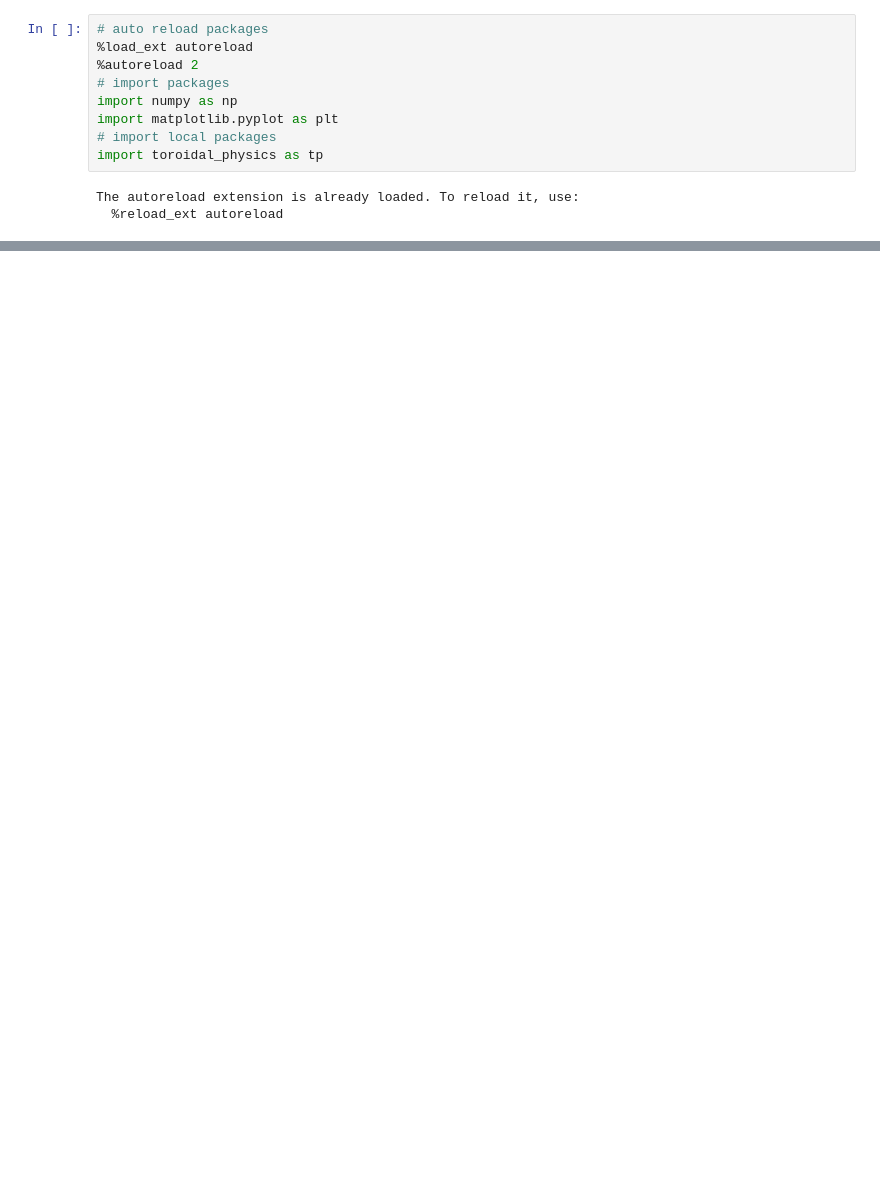
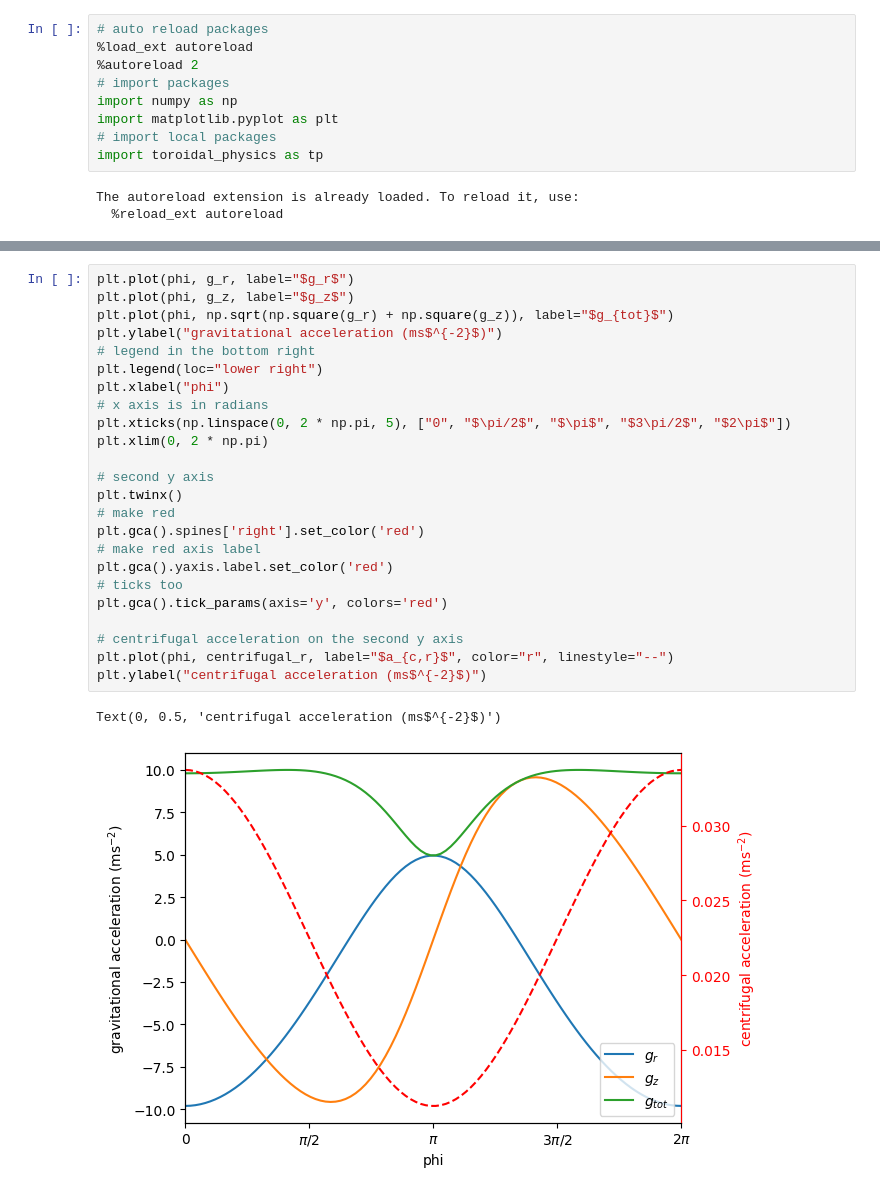
Before and after one commit to dana-grund/HPC4WC, a Jupyter notebook: projects/2023/project06_shallow_water/toroidal_physics/test_toroidal_physics.ipynb, the cells around one changed output, grey strips where cells are left out. Drawn from its saved outputs; the diff is of its cells as text; blank space fills up the shorter version.

```diff
--- a/projects/2023/project06_shallow_water/toroidal_physics/test_toroidal_physics.ipynb
+++ b/projects/2023/project06_shallow_water/toroidal_physics/test_toroidal_physics.ipynb
@@ -63,0 +79,27 @@ plt.plot(phi, F_z, label="F_z")
+# %%
+plt.plot(phi, g_r, label="$g_r$")
+plt.plot(phi, g_z, label="$g_z$")
+plt.plot(phi, np.sqrt(np.square(g_r) + np.square(g_z)), label="$g_{tot}$")
+plt.ylabel("gravitational acceleration (ms$^{-2}$)")
+# legend in the bottom right
+plt.legend(loc="lower right")
+plt.xlabel("phi")
+# x axis is in radians
+plt.xticks(np.linspace(0, 2 * np.pi, 5), ["0", "$\pi/2$", "$\pi$", "$3\pi/2$", "$2\pi$"])
+plt.xlim(0, 2 * np.pi)
+
+# second y axis
+plt.twinx()
+# make red
+plt.gca().spines['right'].set_color('red')
+# make red axis label
+plt.gca().yaxis.label.set_color('red')
+# ticks too
+plt.gca().tick_params(axis='y', colors='red')
+
+# centrifugal acceleration on the second y axis
+plt.plot(phi, centrifugal_r, label="$a_{c,r}$", color="r", linestyle="--")
+plt.ylabel("centrifugal acceleration (ms$^{-2}$)")
+# %% [output]
+Text(0, 0.5, 'centrifugal acceleration (ms$^{-2}$)')
+[figure, added]
```
Also changed, not shown: parts of 10 cells of this notebook, 1 other file.
